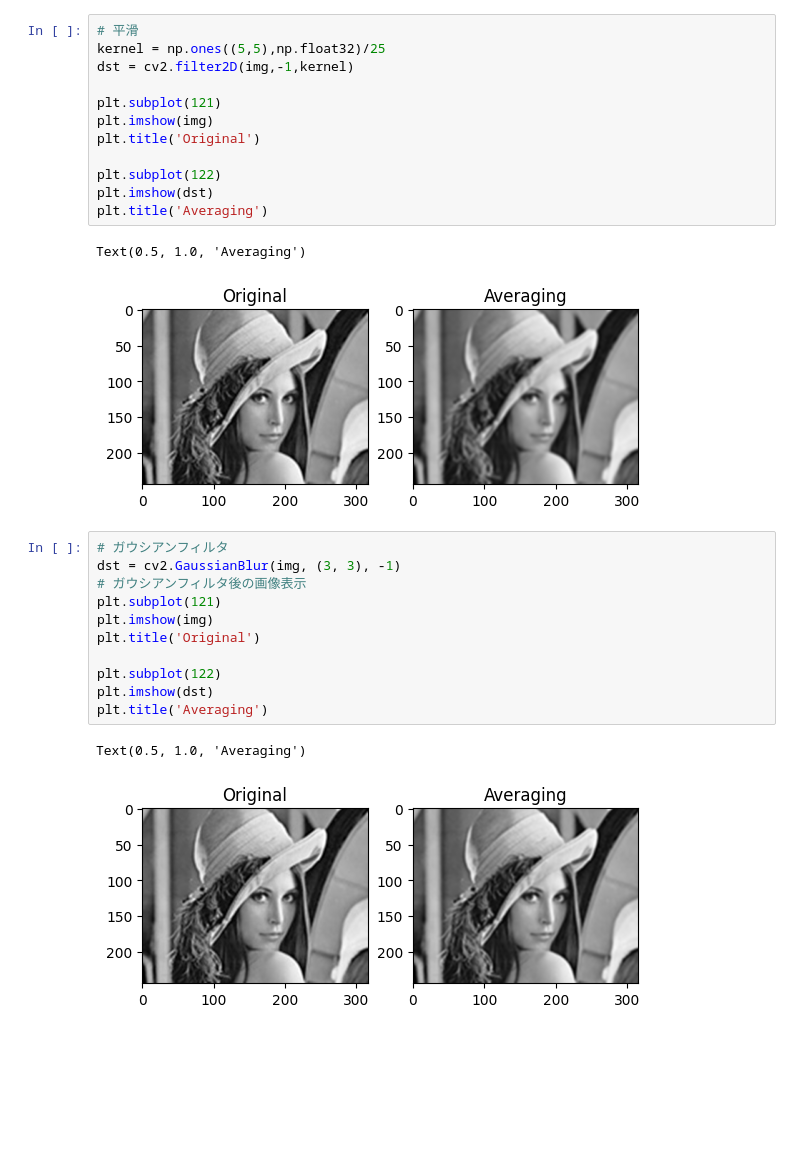
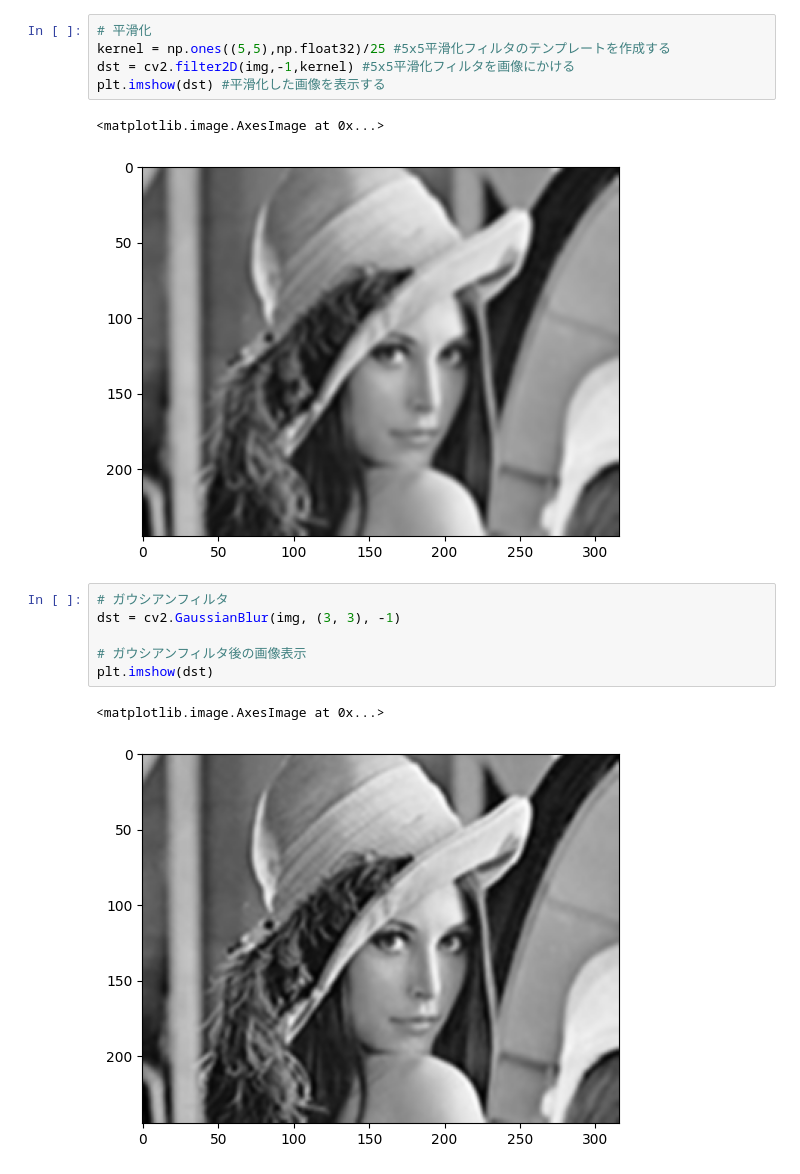
Before and after one commit to sitcv/cv-course2, a Jupyter notebook: filter.ipynb, the cells around one changed output. Cells and saved outputs as stored; diff of their text form; blank space fills up the shorter version.

```diff
--- a/filter.ipynb
+++ b/filter.ipynb
@@ -7,29 +14,17 @@ img = cv2.imread('girl.jpg')
 # %%
-# 平滑
-kernel = np.ones((5,5),np.float32)/25
-dst = cv2.filter2D(img,-1,kernel)
-
-plt.subplot(121)
-plt.imshow(img)
-plt.title('Original')
-
-plt.subplot(122)
-plt.imshow(dst)
-plt.title('Averaging')
+# 平滑化
+kernel = np.ones((5,5),np.float32)/25 #5x5平滑化フィルタのテンプレートを作成する
+dst = cv2.filter2D(img,-1,kernel) #5x5平滑化フィルタを画像にかける
+plt.imshow(dst) #平滑化した画像を表示する
 # %% [output]
-Text(0.5, 1.0, 'Averaging')
+<matplotlib.image.AxesImage at 0x...>
-[figure, old version]
+[figure, new version]
 # %%
 # ガウシアンフィルタ
 dst = cv2.GaussianBlur(img, (3, 3), -1)
+
 # ガウシアンフィルタ後の画像表示
-plt.subplot(121)
-plt.imshow(img)
-plt.title('Original')
-
-plt.subplot(122)
 plt.imshow(dst)
-plt.title('Averaging')
 # %% [output]
-Text(0.5, 1.0, 'Averaging')
+<matplotlib.image.AxesImage at 0x...>
-[figure, old version]
+[figure, new version]
```
Also changed, not shown: parts of 7 cells of this notebook, 1 other file.
